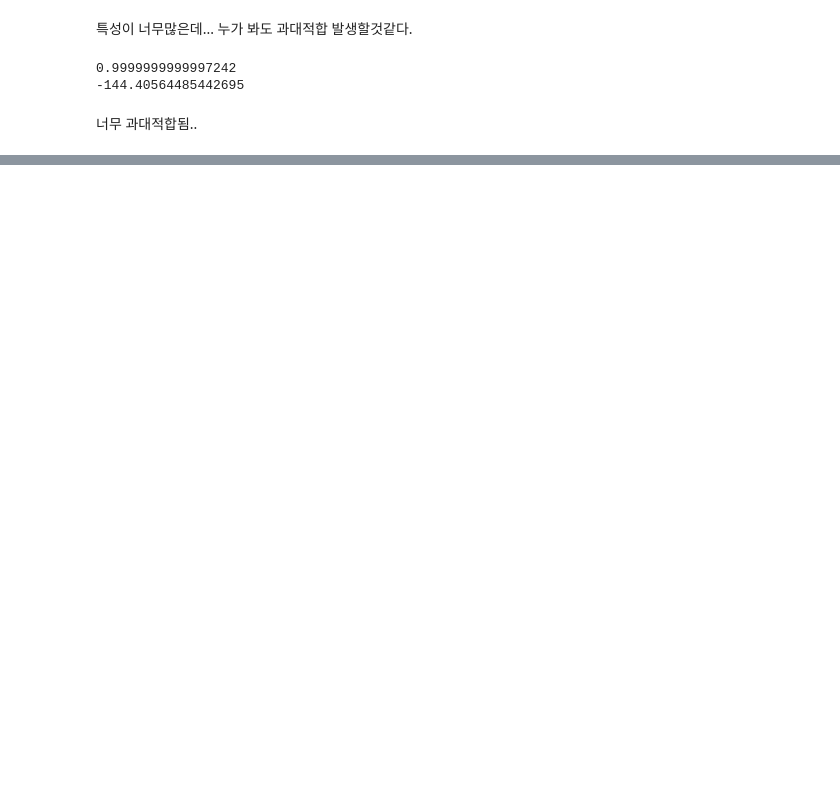
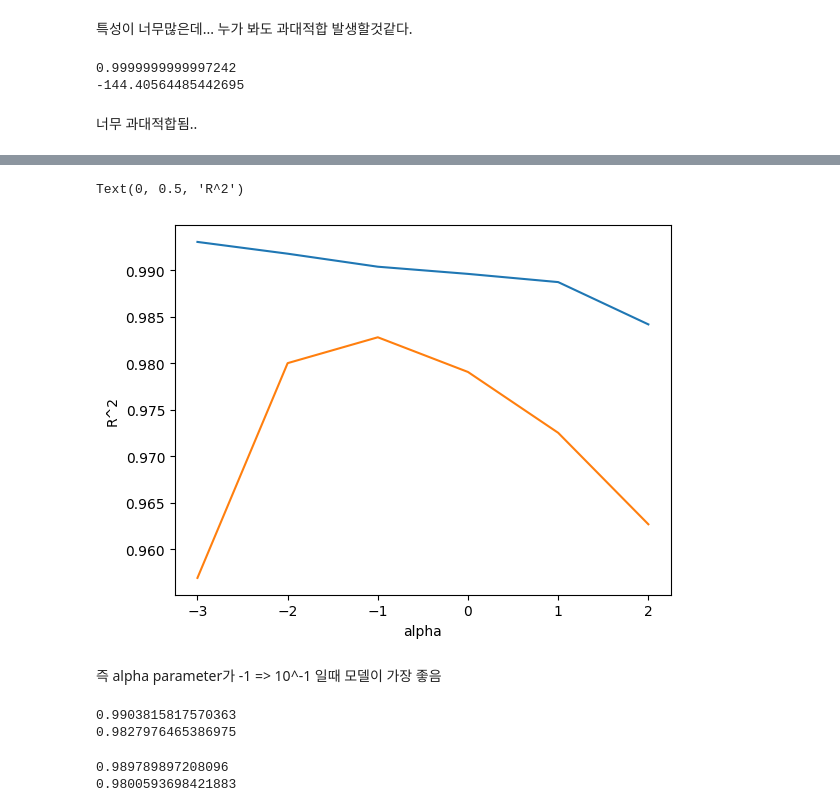
Before and after one commit to pxxxxq/DLstudy, a Jupyter notebook: jin024144/Practice/3-3.ipynb, the cells around one changed output, grey strips where cells are left out. Saved outputs shown, nothing was run; the diff lists cells and outputs as text; code cells hidden in the pictures; blank space fills up the shorter version.

```diff
--- a/jin024144/Practice/3-3.ipynb
+++ b/jin024144/Practice/3-3.ipynb
@@ -106,0 +117,6 @@ print(lr.score(test_poly,test_target))
+# %%
+from sklearn.preprocessing import StandardScaler
+ss =StandardScaler()
+ss.fit(train_poly)
+train_scaled = ss.transform(train_poly)
+test_scaled = ss.transform(test_poly)
@@ -106,0 +139,6 @@ print(lr.score(test_poly,test_target))
+# %%
+from sklearn.linear_model import Ridge
+
+ridge = Ridge()
+ridge.fit(train_scaled, train_target)
+print(ridge.score(train_scaled, train_target))
@@ -106,0 +160,41 @@ print(lr.score(test_poly,test_target))
+# %%
+import matplotlib.pyplot as plt
+
+train_score=[]
+test_score=[]
+
+alpha_list= [0.001, 0.01, 0.1, 1, 10, 100]
+for a in alpha_list:
+    ridge = Ridge(alpha=a)
+    ridge.fit(train_scaled,train_target)
+    train_score.append(ridge.score(train_scaled,train_target))
+    test_score.append(ridge.score(test_scaled,test_target))
+
+plt.plot(np.log10(alpha_list), train_score) #로그스케일로 그리기
+plt.plot(np.log10(alpha_list),test_score)
+plt.xlabel('alpha')
+plt.ylabel('R^2')
+# %% [output]
+Text(0, 0.5, 'R^2')
+[figure, added]
+# %% [markdown]
+즉 alpha parameter가 -1 => 10^-1 일때 모델이 가장 좋음
+# %%
+ridge = Ridge(alpha=0.1)
+ridge.fit(train_scaled,train_target)
+print(ridge.score(train_scaled,train_target))
+print(ridge.score(test_scaled,test_target))
+# %% [output]
+0.9903815817570363
+0.9827976465386975
+# %%
+#라쏘도 한번 해보자
+
+from sklearn.linear_model import Lasso
+lasso = Lasso()
+lasso.fit(train_scaled, train_target)
+print(lasso.score(train_scaled,train_target))
+print(lasso.score(test_scaled,test_target))
+# %% [output]
+0.989789897208096
+0.9800593698421883
```
Also changed, not shown: parts of 12 cells of this notebook.
